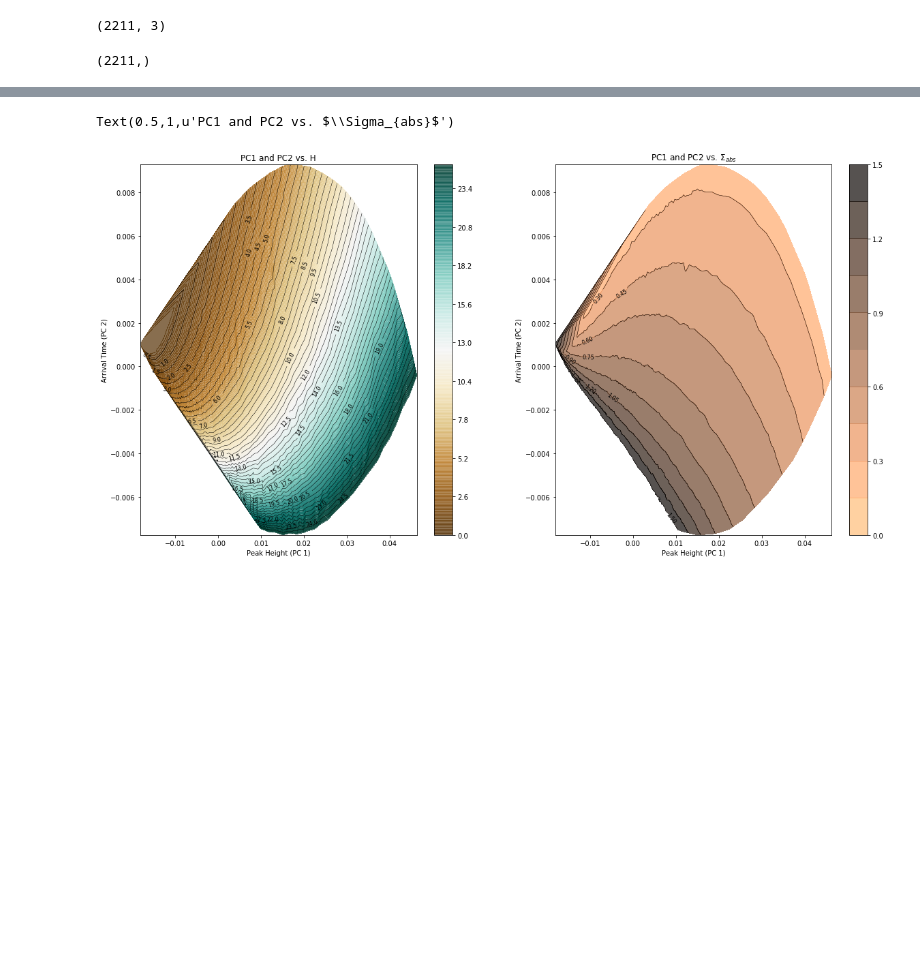
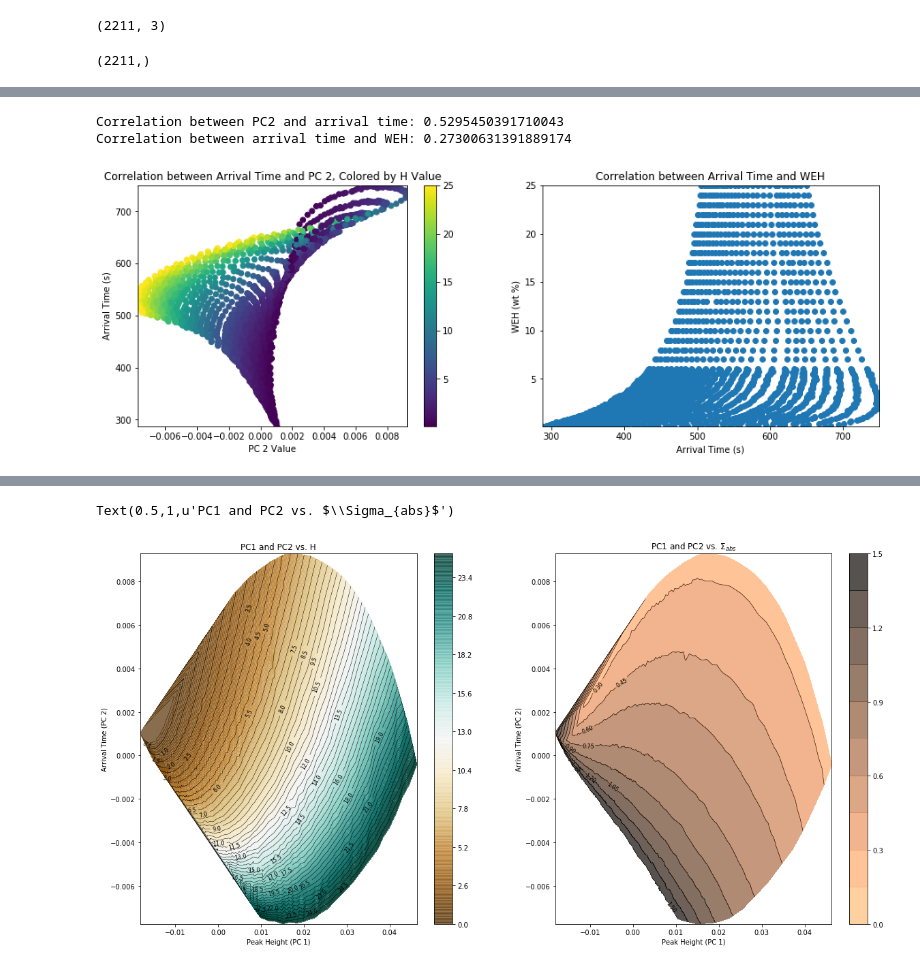
Before and after one commit to hannah-rae/dan_analysis, a Jupyter notebook: data_exploration.ipynb, the cells around one changed output, grey strips where cells are left out. Saved outputs shown, nothing was run; the diff lists cells and outputs as text; code cells hidden in the pictures; blank space fills up the shorter version.

```diff
--- a/data_exploration.ipynb
+++ b/data_exploration.ipynb
@@ -67,4 +84,27 @@ def fwta(time_bins, counts):
         fwtas[i] = w_sum / float(np.sum(counts[i,:]))
     return fwtas
 arr_time = fwta(datasets.time_bins_dan[:-1], X)
+# %%
+# Plot correlation between PC2 and arrival time colored by H
+fig, (ax, ax2) = plt.subplots(ncols=2, figsize=(15,5))
+p = ax.scatter(X_t[:,1], arr_time, c=Y[:,0])
+fig.colorbar(p, ax=ax)
+ax.set_ylabel('Arrival Time (s)')
+ax.set_xlabel('PC 2 Value')
+ax.set_ylim(np.min(arr_time), np.max(arr_time))
+ax.set_xlim(np.min(X_t[:,1]), np.max(X_t[:,1]))
+ax.set_title('Correlation between Arrival Time and PC 2, Colored by H Value')
+print "Correlation between PC2 and arrival time:", pearsonr(X_t[:,1], arr_time)[0]
+
+p = ax2.scatter(arr_time, Y[:,0])
+ax2.set_xlabel('Arrival Time (s)')
+ax2.set_ylabel('WEH (wt %)')
+ax2.set_xlim(np.min(arr_time), np.max(arr_time))
+ax2.set_ylim(np.min(Y[:,0]), np.max(Y[:,0]))
+ax2.set_title('Correlation between Arrival Time and WEH')
+print "Correlation between arrival time and WEH:", pearsonr(arr_time, Y[:,0])[0]
+# %% [output]
+Correlation between PC2 and arrival time: 0.5295450391710043
+Correlation between arrival time and WEH: 0.27300631391889174
+[figure, added]
 # %%
```
Also changed, not shown: parts of 5 cells of this notebook.
